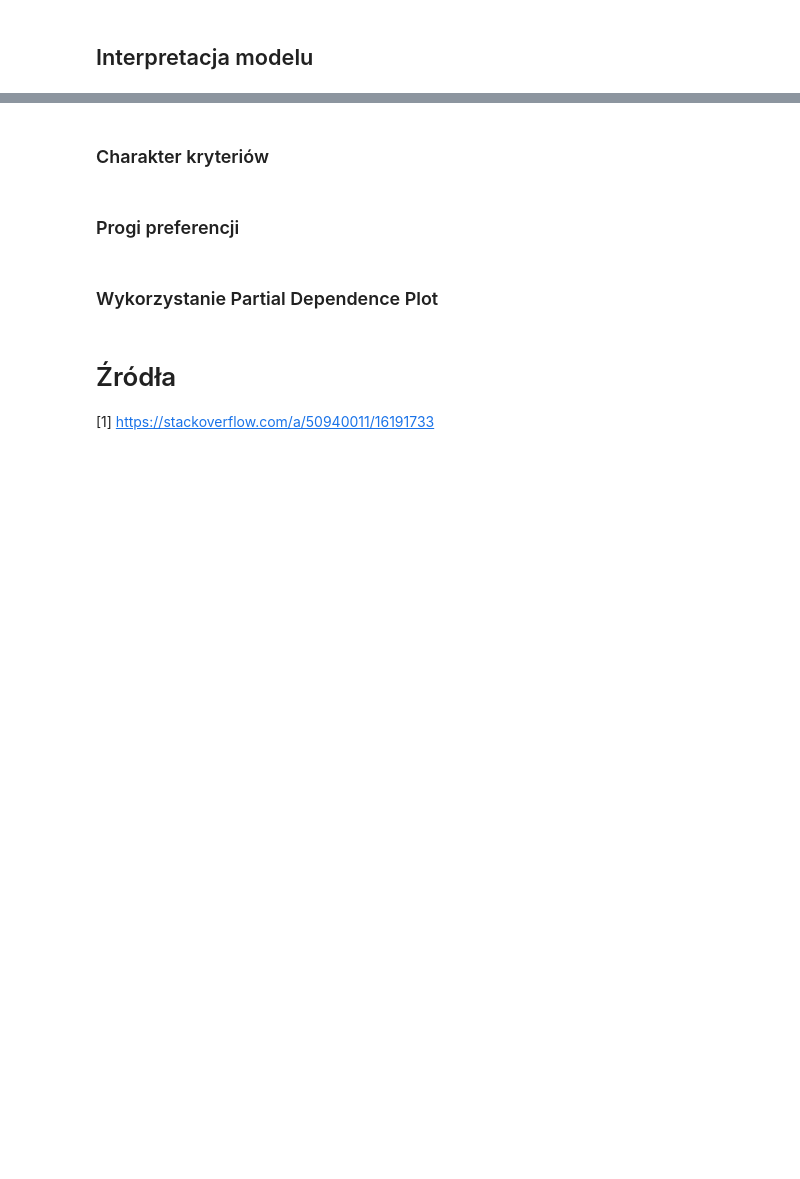
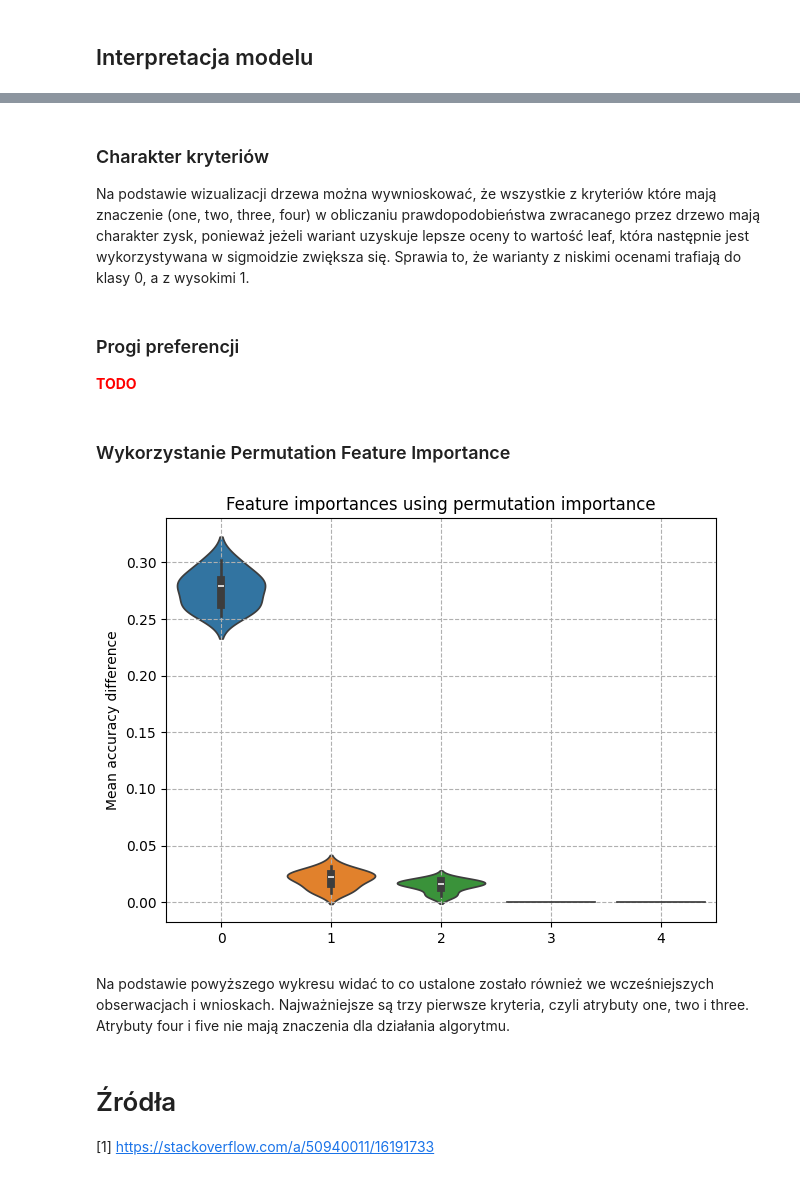
Before and after one commit to anras5/iswd, a Jupyter notebook: src/PREFERENCE-LEARNING/preference_learning.ipynb, the cells around one changed output, grey strips where cells are left out. Saved outputs shown, nothing was run; the diff lists cells and outputs as text; code cells hidden in the pictures; blank space fills up the shorter version.

```diff
--- a/src/PREFERENCE-LEARNING/preference_learning.ipynb
+++ b/src/PREFERENCE-LEARNING/preference_learning.ipynb
@@ -224,9 +228,29 @@ Podobnie jak w poprzednich omawianych przykładach, największe znaczenie ma atr
 # %% [markdown]
 ### Charakter kryteriów
+
+Na podstawie wizualizacji drzewa można wywnioskować, że wszystkie z kryteriów które mają znaczenie (one, two, three, four) w obliczaniu prawdopodobieństwa zwracanego przez drzewo mają charakter zysk, ponieważ jeżeli wariant uzyskuje lepsze oceny to wartość leaf, która następnie jest wykorzystywana w sigmoidzie zwiększa się. Sprawia to, że warianty z niskimi ocenami trafiają do klasy 0, a z wysokimi 1.
 # %% [markdown]
 ### Progi preferencji
+
+<span style="color:red;font-weight:bold">TODO</span>
 # %% [markdown]
-### Wykorzystanie Partial Dependence Plot
+### Wykorzystanie Permutation Feature Importance
+# %%
+import seaborn as sns
+from sklearn.inspection import permutation_importance
+
+result = permutation_importance(model, X_train, y_train, n_repeats=10, random_state=0)
+fig, ax = plt.subplots()
+sns.violinplot(pd.DataFrame(result.importances.T), ax=ax)
+plt.grid(linestyle='--')
+ax.set_title("Feature importances using permutation importance")
+ax.set_ylabel("Mean accuracy difference")
+fig.tight_layout()
+plt.show();
+# %% [output]
+[figure, added]
+# %% [markdown]
+Na podstawie powyższego wykresu widać to co ustalone zostało również we wcześniejszych obserwacjach i wnioskach. Najważniejsze są trzy pierwsze kryteria, czyli atrybuty one, two i three. Atrybuty four i five nie mają znaczenia dla działania algorytmu.
 # %% [markdown]
 # Źródła
 
```
Also changed, not shown: parts of 2 cells of this notebook.
